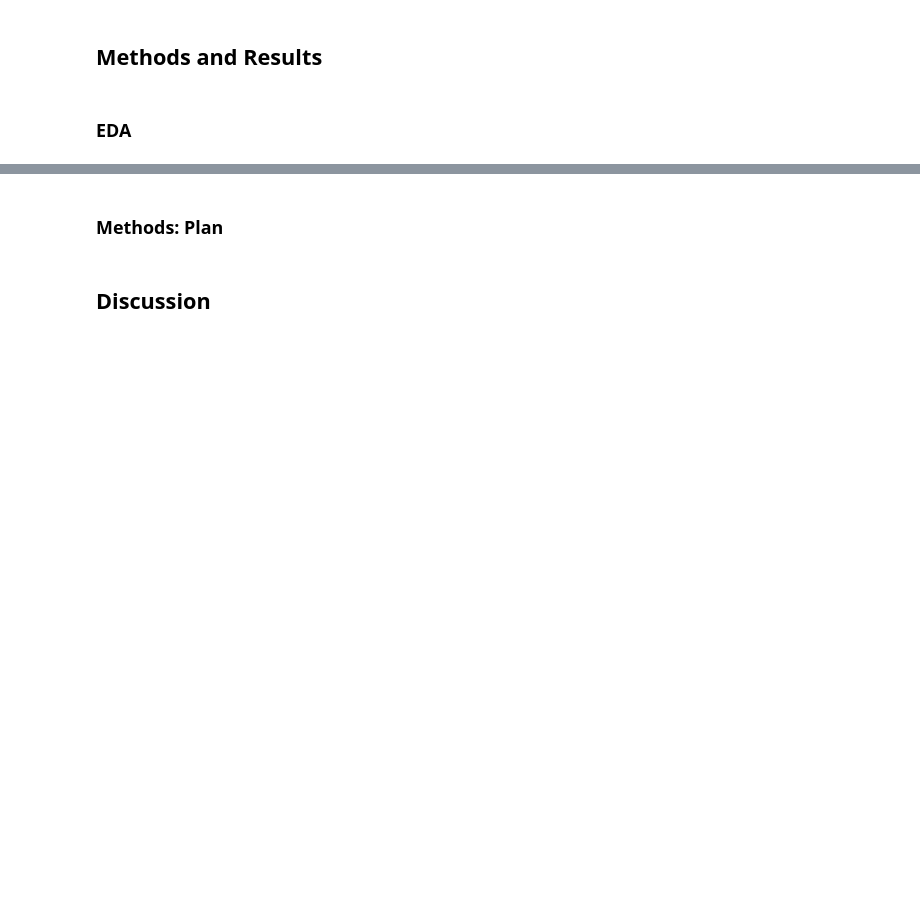
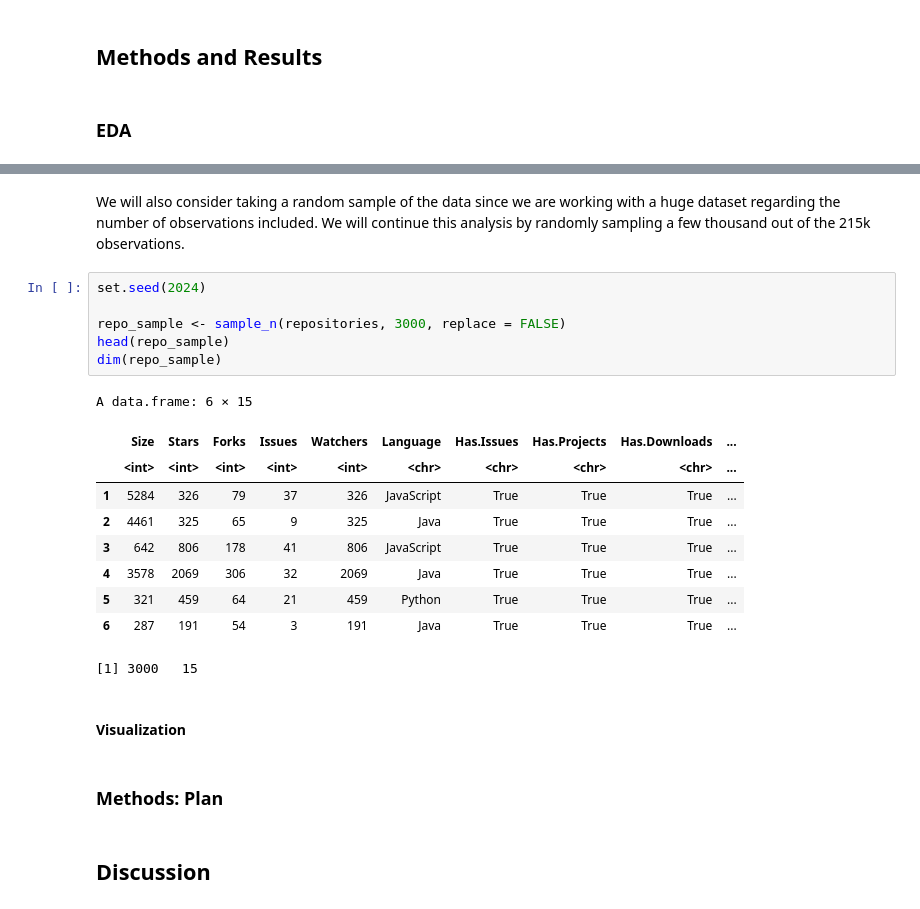
Before and after one commit to alim0118/stat-301-group-project, a Jupyter notebook: final_report.ipynb, the cells around one changed output, grey strips where cells are left out. Cells and saved outputs as stored; diff of their text form; blank space fills up the shorter version.

```diff
--- a/final_report.ipynb
+++ b/final_report.ipynb
@@ -48,3 +190,24 @@ The features include:
+# %% [markdown]
+We will also consider taking a random sample of the data since we are working with a huge dataset regarding the number of observations included. We will continue this analysis by randomly sampling a few thousand out of the 215k observations.
+# %%
+set.seed(2024)
+
+repo_sample <- sample_n(repositories, 3000, replace = FALSE)
+head(repo_sample)
+dim(repo_sample)
+# %% [output]
+A data.frame: 6 × 15
+|  | Size | Stars | Forks | Issues | Watchers | Language | Has.Issues | Has.Projects | Has.Downloads | ... |
+|  | <int> | <int> | <int> | <int> | <int> | <chr> | <chr> | <chr> | <chr> | ... |
+| 1 | 5284 | 326 | 79 | 37 | 326 | JavaScript | True | True | True | ... |
+| 2 | 4461 | 325 | 65 | 9 | 325 | Java | True | True | True | ... |
+| 3 | 642 | 806 | 178 | 41 | 806 | JavaScript | True | True | True | ... |
+| 4 | 3578 | 2069 | 306 | 32 | 2069 | Java | True | True | True | ... |
+| 5 | 321 | 459 | 64 | 21 | 459 | Python | True | True | True | ... |
+| 6 | 287 | 191 | 54 | 3 | 191 | Java | True | True | True | ... |
+[1] 3000   15
+# %% [markdown]
+#### Visualization
 # %% [markdown]
 ### Methods: Plan
 # %% [markdown]
```
Also changed, not shown: parts of 14 cells of this notebook.
